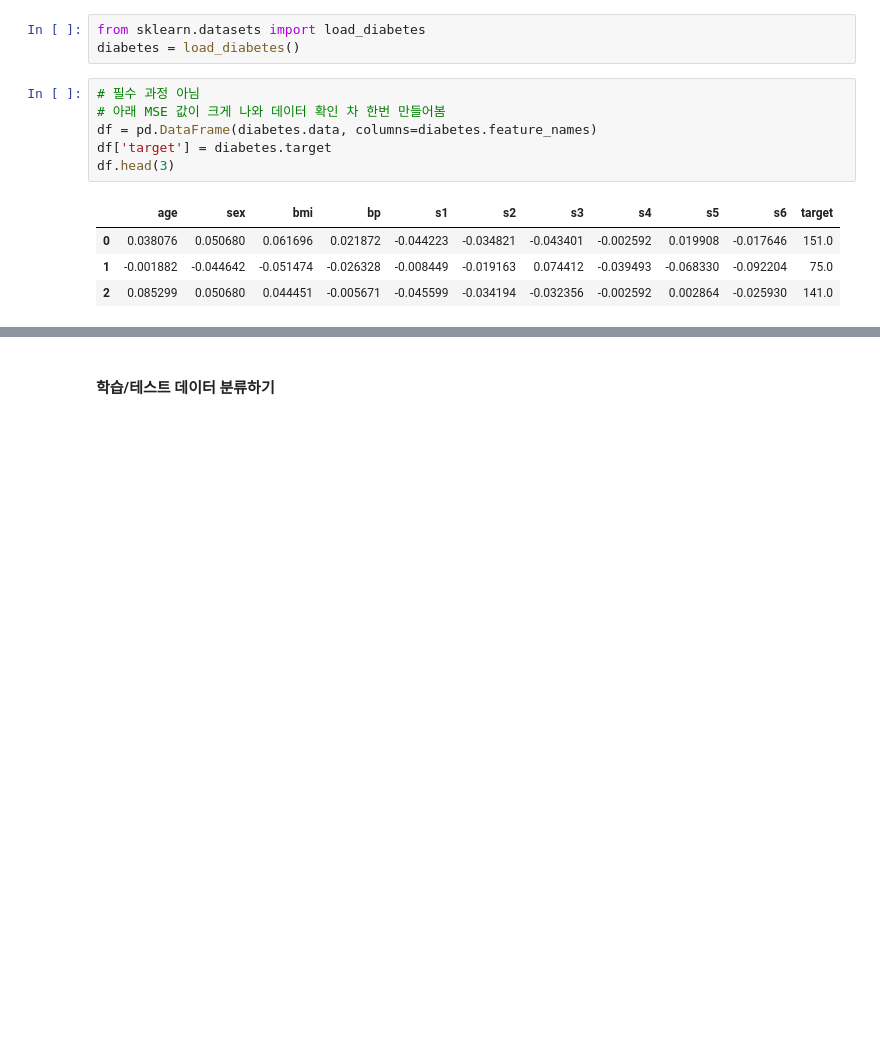
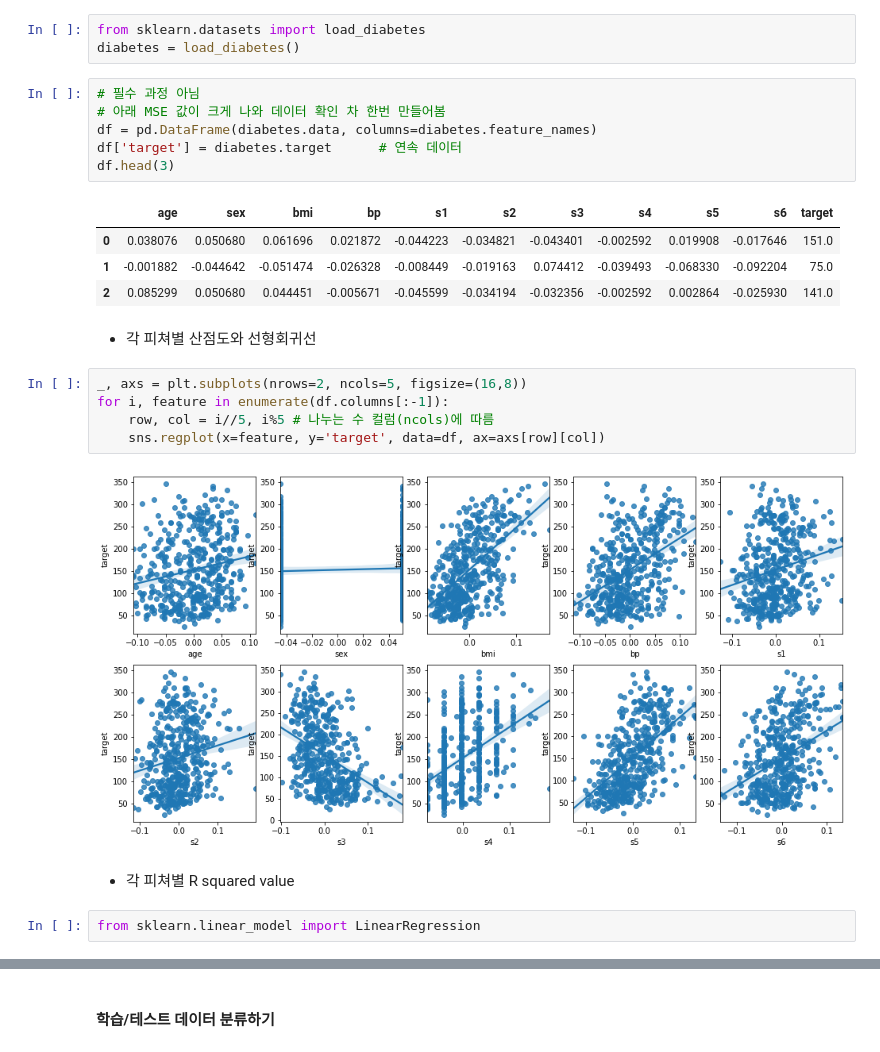
Before and after one commit to 1unasy/MachineLearning-2021-12, a Jupyter notebook: 04.회귀/06.다중회귀_당뇨병.ipynb, the cells around one changed output, grey strips where cells are left out. Saved outputs shown, nothing was run; the diff lists cells and outputs as text; blank space fills up the shorter version.

```diff
--- a/04.회귀/06.다중회귀_당뇨병.ipynb
+++ b/04.회귀/06.다중회귀_당뇨병.ipynb
@@ -19,10 +21,23 @@ diabetes = load_diabetes()
 # 필수 과정 아님
 # 아래 MSE 값이 크게 나와 데이터 확인 차 한번 만들어봄
 df = pd.DataFrame(diabetes.data, columns=diabetes.feature_names)
-df['target'] = diabetes.target
+df['target'] = diabetes.target      # 연속 데이터
 df.head(3)
 # %% [output]
 |  | age | sex | bmi | bp | s1 | s2 | s3 | s4 | s5 | s6 | target |
 | 0 | 0.038076 | 0.050680 | 0.061696 | 0.021872 | -0.044223 | -0.034821 | -0.043401 | -0.002592 | 0.019908 | -0.017646 | 151.0 |
 | 1 | -0.001882 | -0.044642 | -0.051474 | -0.026328 | -0.008449 | -0.019163 | 0.074412 | -0.039493 | -0.068330 | -0.092204 | 75.0 |
 | 2 | 0.085299 | 0.050680 | 0.044451 | -0.005671 | -0.045599 | -0.034194 | -0.032356 | -0.002592 | 0.002864 | -0.025930 | 141.0 |
+# %% [markdown]
+- 각 피쳐별 산점도와 선형회귀선
+# %%
+_, axs = plt.subplots(nrows=2, ncols=5, figsize=(16,8))
+for i, feature in enumerate(df.columns[:-1]):
+    row, col = i//5, i%5 # 나누는 수 컬럼(ncols)에 따름
+    sns.regplot(x=feature, y='target', data=df, ax=axs[row][col])
+# %% [output]
+[figure, added]
+# %% [markdown]
+- 각 피쳐별 R squared value
+# %%
+from sklearn.linear_model import LinearRegression
```
Also changed, not shown: parts of 2 cells of this notebook.
